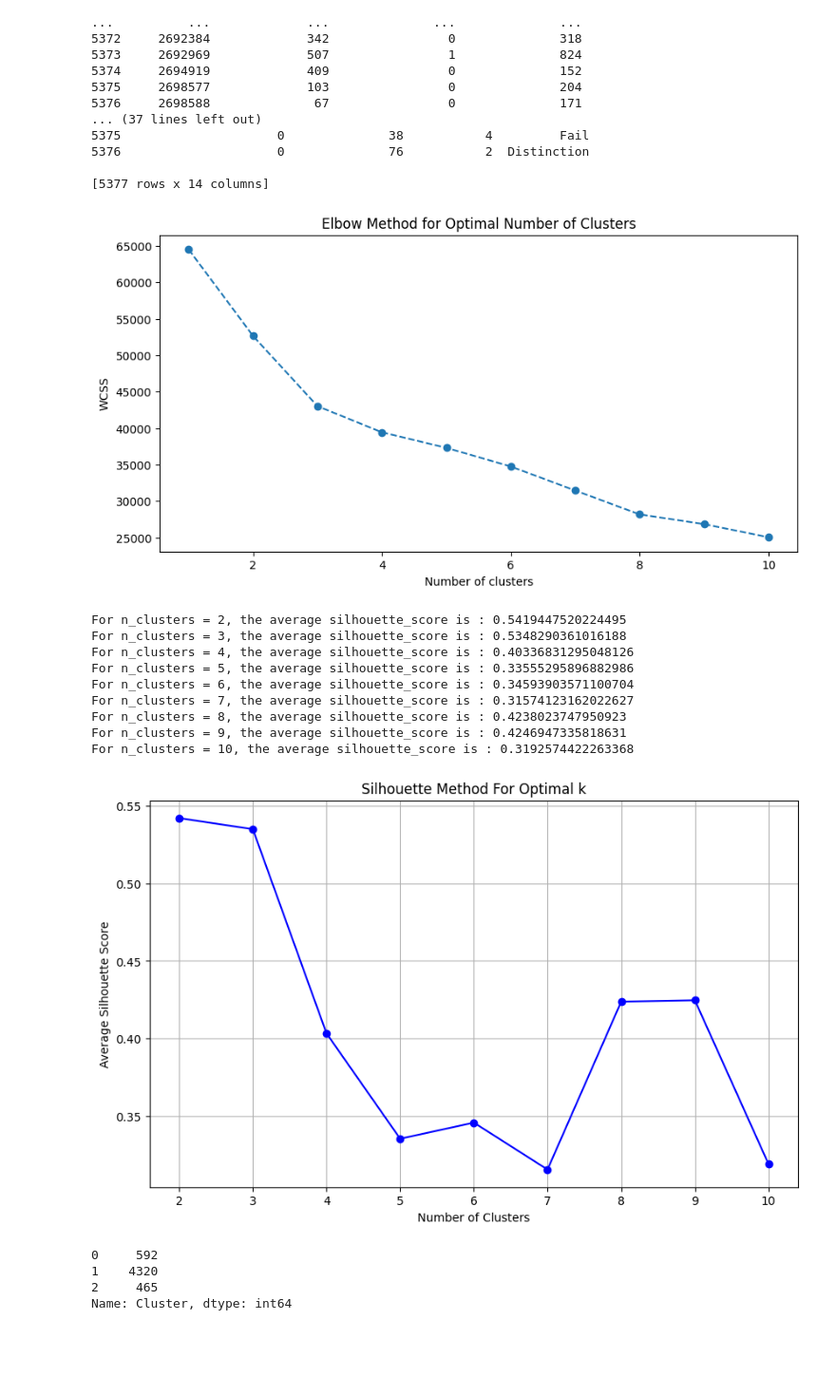
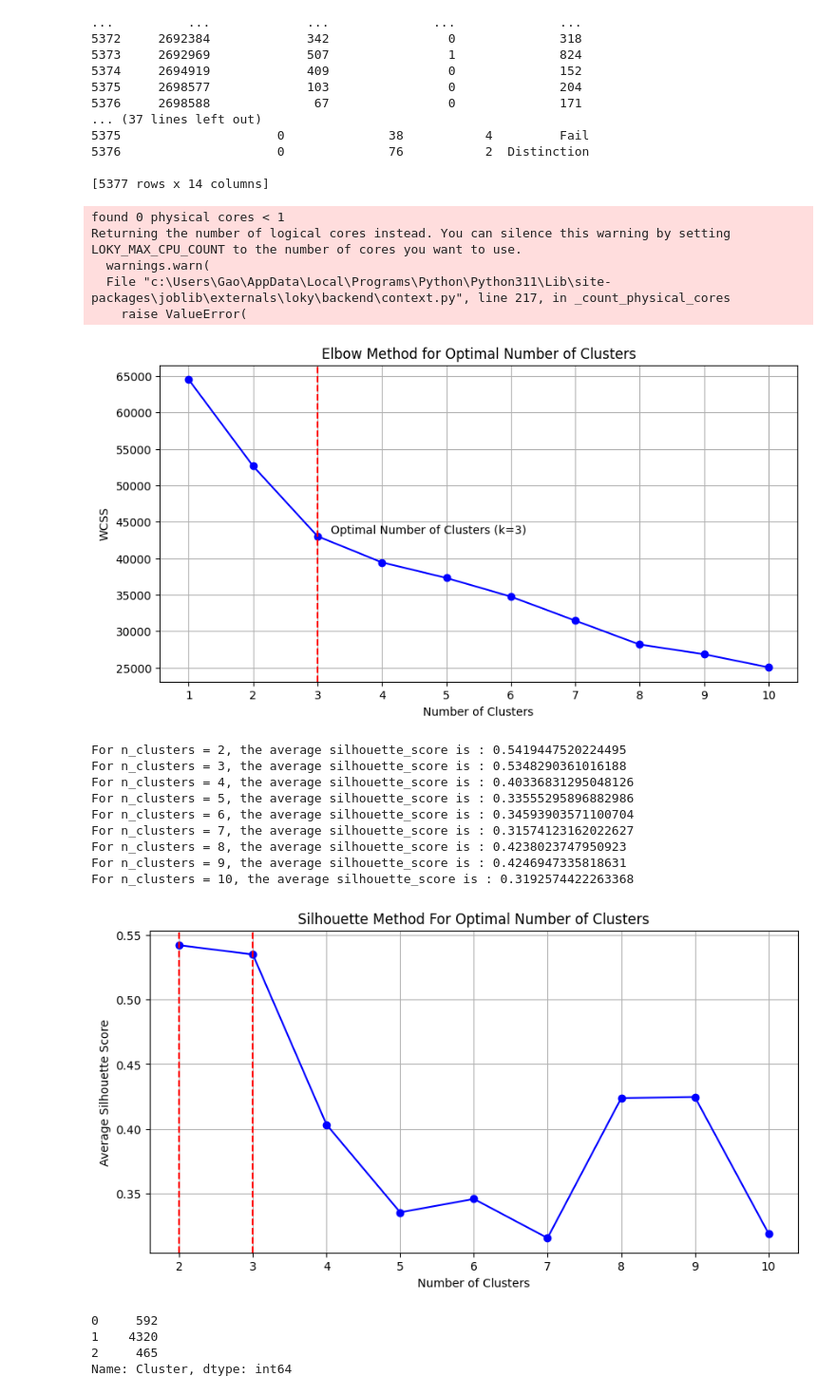
Before and after one commit to TakaSoap/HKU-MLIM7349, a Jupyter notebook: OULAD_7349.ipynb, the cells around one changed output. Shown at 95% size. Cells and saved outputs as stored; diff of their text form; code cells hidden in the pictures; blank space fills up the shorter version.

```diff
--- a/OULAD_7349.ipynb
+++ b/OULAD_7349.ipynb
@@ -65,28 +65,38 @@ import matplotlib.pyplot as plt
 import seaborn as sns
 
 # Assuming result_df is your DataFrame
-features_df = result_df.drop(['id_student', 'final_result'], axis=1)
+features_df = result_df[['clicks_forumng', 'clicks_glossary', 'clicks_homepage', 'clicks_oucollaborate', 'clicks_oucontent', 'clicks_ouelluminate', 'clicks_questionnaire', 'clicks_quiz', 'clicks_resource', 'clicks_sharedsubpage', 'clicks_subpage', 'clicks_url']]
 
-# Step 1: Preprocess the Data
+# Preprocess the Data
 scaler = StandardScaler()
 features_scaled = scaler.fit_transform(features_df)
 
-# Step 2: Determine the Optimal Number of Clusters using Elbow Method
+# Determine the Optimal Number of Clusters using Elbow Method
 wcss = []  # Within-cluster sum of squares
 for i in range(1, 11):
     kmeans = KMeans(n_clusters=i, init='k-means++', random_state=25252, max_iter=25252)
     kmeans.fit(features_scaled)
     wcss.append(kmeans.inertia_)
 
+
 # Plot the Elbow Method graph
 plt.figure(figsize=(10, 5))
-plt.plot(range(1, 11), wcss, marker='o', linestyle='--')
+plt.plot(range(1, 11), wcss, marker='o', linestyle='-', color='b')
 plt.title('Elbow Method for Optimal Number of Clusters')
-plt.xlabel('Number of clusters')
+plt.xlabel('Number of Clusters')
 plt.ylabel('WCSS')
+plt.xticks(range(1, 11, 1))
+plt.axvline(x=3, color='red', linestyle='--')  # Highlight the optimal point
+plt.text(3.2, wcss[2], 'Optimal Number of Clusters (k=3)', ha='left', va='bottom')  # Add label to the x=3 point
+plt.grid(True)
 plt.show()
 # %% [output]
+found 0 physical cores < 1
+Returning the number of logical cores instead. You can silence this warning by setting LOKY_MAX_CPU_COUNT to the number of cores you want to use.
+  warnings.warn(
+  File "c:\Users\Gao\AppData\Local\Programs\Python\Python311\Lib\site-packages\joblib\externals\loky\backend\context.py", line 217, in _count_physical_cores
+    raise ValueError(
-[figure, old version]
+[figure, new version]
 # %%
 from sklearn.metrics import silhouette_score
 
@@ -96,36 +106,38 @@ range_n_clusters = range(2, 11)  # Typically, start with 2 clusters
 silhouette_avg_scores = []
 
 for n_clusters in range_n_clusters:
     # Initialize the clusterer with n_clusters value and a random generator seed for reproducibility.
     clusterer = KMeans(n_clusters=n_clusters, random_state=25252)
     cluster_labels = clusterer.fit_predict(features_scaled)
 
     # The silhouette_score gives the average value for all samples.
     # This gives a perspective into the density and separation of the formed clusters
     silhouette_avg = silhouette_score(features_scaled, cluster_labels)
     silhouette_avg_scores.append(silhouette_avg)
     print(f"For n_clusters = {n_clusters}, the average silhouette_score is : {silhouette_avg}")
 
 # Plotting silhouette scores
-plt.figure(figsize=(10, 6))
+plt.figure(figsize=(10, 5))
 plt.plot(range_n_clusters, silhouette_avg_scores, marker='o', linestyle='-', color='b')
-plt.title("Silhouette Method For Optimal k")
+plt.title("Silhouette Method For Optimal Number of Clusters")
 plt.xlabel("Number of Clusters")
 plt.ylabel("Average Silhouette Score")
 plt.xticks(range_n_clusters)
+plt.axvline(x=2, color='red', linestyle='--')
+plt.axvline(x=3, color='red', linestyle='--')
 plt.grid(True)
 plt.show()
 # %% [output]
 For n_clusters = 2, the average silhouette_score is : 0.5419447520224495
 For n_clusters = 3, the average silhouette_score is : 0.5348290361016188
 For n_clusters = 4, the average silhouette_score is : 0.40336831295048126
 For n_clusters = 5, the average silhouette_score is : 0.33555295896882986
 For n_clusters = 6, the average silhouette_score is : 0.34593903571100704
 For n_clusters = 7, the average silhouette_score is : 0.31574123162022627
 For n_clusters = 8, the average silhouette_score is : 0.4238023747950923
 For n_clusters = 9, the average silhouette_score is : 0.4246947335818631
 For n_clusters = 10, the average silhouette_score is : 0.3192574422263368
-[figure, old version]
+[figure, new version]
 # %%
 import numpy as np
 
```
Also changed, not shown: parts of 10 cells of this notebook, 33 other files.
